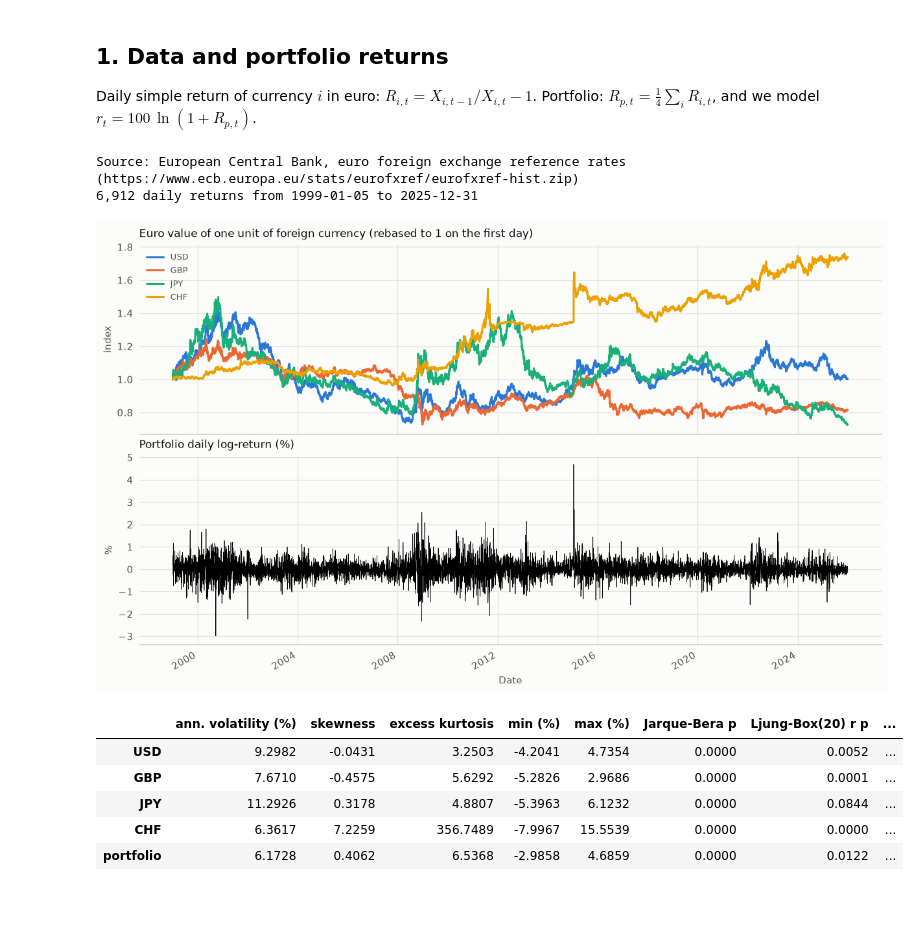
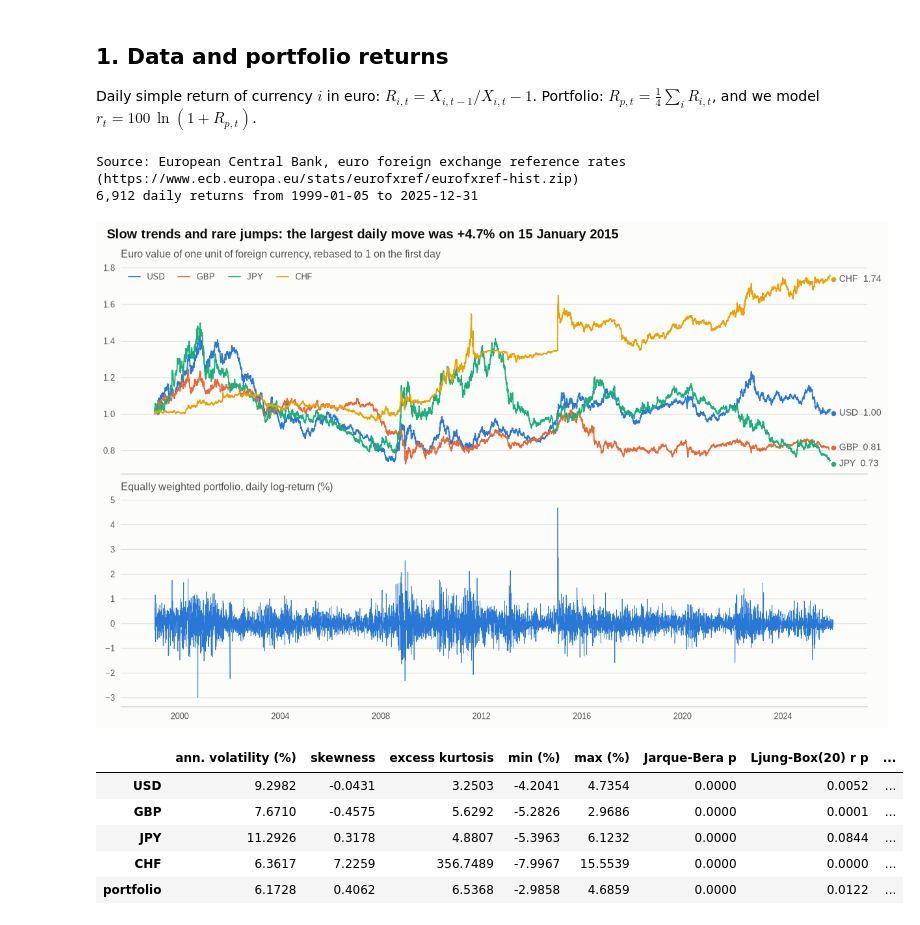
Before and after one commit to paolo993788/Quantitative-finance, a Jupyter notebook: notebooks/risk_measurement/fx_garch_var_backtesting.ipynb, the cells around one changed output. Saved outputs shown, nothing was run; the diff lists cells and outputs as text; code cells hidden in the pictures.

```diff
--- a/notebooks/risk_measurement/fx_garch_var_backtesting.ipynb
+++ b/notebooks/risk_measurement/fx_garch_var_backtesting.ipynb
@@ -69,25 +70,32 @@ and we model $r_t = 100\,\ln(1 + R_{p,t})$.
 # %%
 if DATA_MODE == "official":
     rates = data.load_ecb_fx_rates(CURRENCIES, start=START, end=END)
 else:
     rates = synthetic.fx_rates(START, END)
 print("Source:", rates.attrs.get("source"))
 rates = rates.dropna()
 simple = rates.shift(1) / rates - 1.0
 port = 100.0 * np.log1p(simple.mean(axis=1)).dropna()
 port.name = "portfolio"
 print(f"{len(port):,} daily returns from {port.index[0]:%Y-%m-%d} to {port.index[-1]:%Y-%m-%d}")
 
-fig, axes = plt.subplots(2, 1, figsize=(11, 6.5), sharex=True)
-(1.0 / rates / (1.0 / rates.iloc[0])).plot(ax=axes[0])
-axes[0].set(title="Euro value of one unit of foreign currency (rebased to 1 on the first day)", ylabel="index")
-port.plot(ax=axes[1], lw=0.5, color="k")
-axes[1].set(title="Portfolio daily log-return (%)", ylabel="%")
+fig, axes = plt.subplots(2, 1, figsize=(11, 7.0), sharex=True)
+value = 1.0 / rates / (1.0 / rates.iloc[0])
+colors = dict(zip(value.columns, SERIES))
+for c in value:
+    axes[0].plot(value.index, value[c], color=colors[c], lw=1.2, label=c)
+label_ends(axes[0], {c: value[c] for c in value}, colors, fmt=lambda v: f"{v:.2f}")
+axes[0].legend(loc="upper left", ncol=4)
+axes[0].set_title("Euro value of one unit of foreign currency, rebased to 1 on the first day")
+axes[1].plot(port.index, port, lw=0.5, color=SERIES[0])
+axes[1].set_title("Equally weighted portfolio, daily log-return (%)")
+largest = port.abs().idxmax()
+figure_headline(fig, f"Slow trends and rare jumps: the largest daily move was {port[largest]:+.1f}% on {largest:%d %B %Y}")
 fig.savefig(OUTPUT_DIR / "rates_and_returns.png", dpi=150)
 # %% [output]
 Source: European Central Bank, euro foreign exchange reference rates (https://www.ecb.europa.eu/stats/eurofxref/eurofxref-hist.zip)
 6,912 daily returns from 1999-01-05 to 2025-12-31
-[figure, old version]
+[figure, new version]
 # %%
 def ljung_box(x, lags=20):
     """Ljung-Box Q statistic and chi-square p-value."""
```
Also changed, not shown: parts of 5 cells of this notebook, 3 other files.
